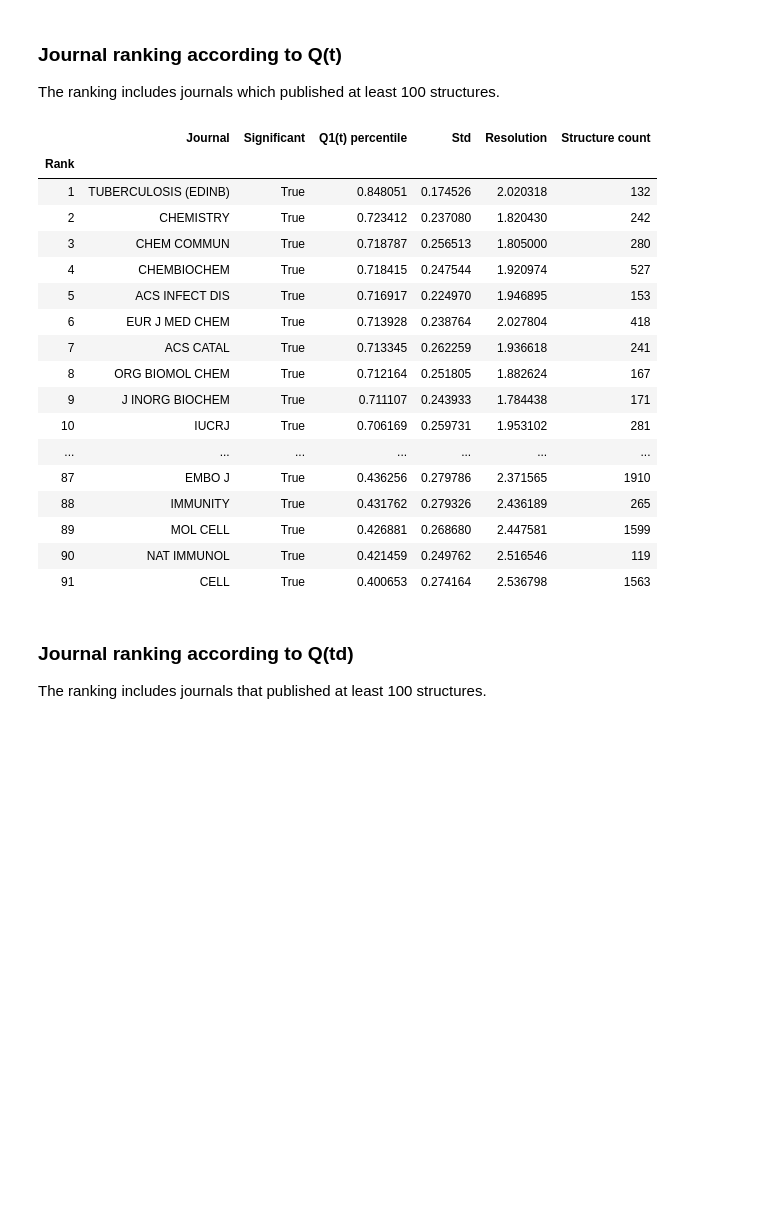
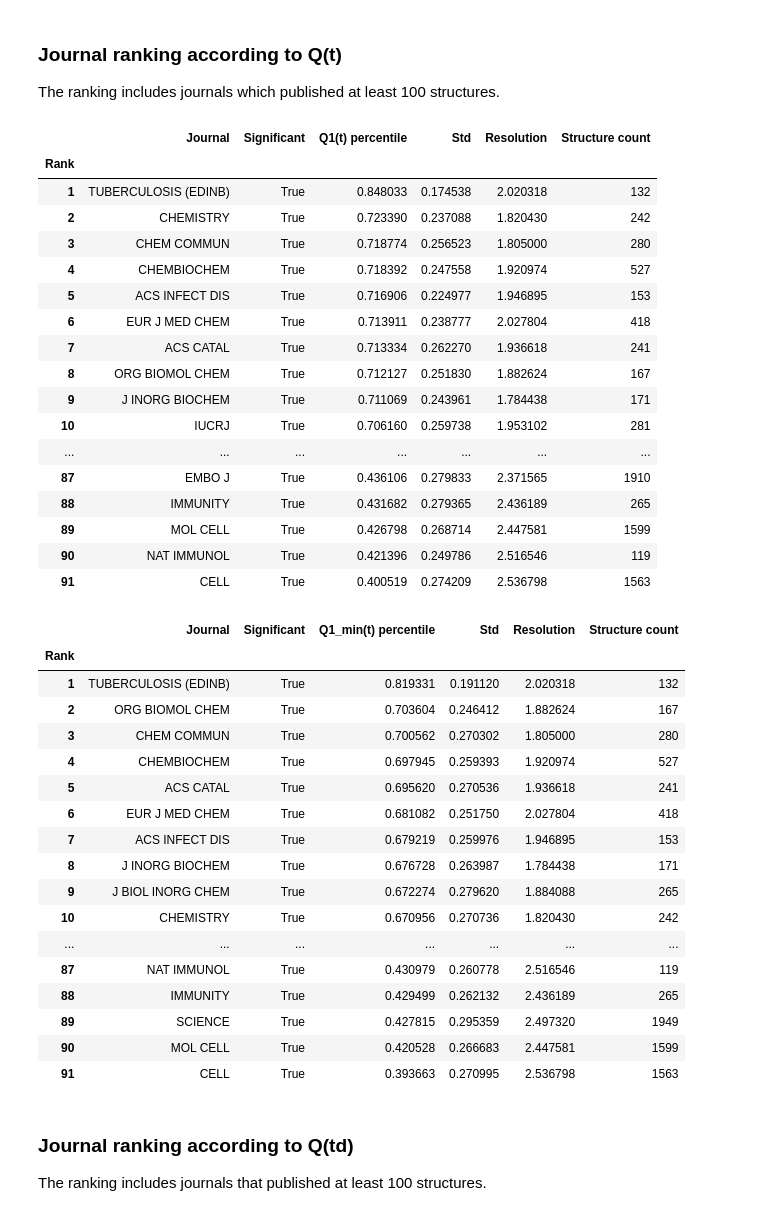
Before and after one commit to dabrze/pdb_structure_quality, a Jupyter notebook: PDB analysis.ipynb, the cells around one changed output. Saved outputs shown, nothing was run; the diff lists cells and outputs as text; code cells hidden in the pictures; blank space fills up the shorter version.

```diff
--- a/PDB analysis.ipynb
+++ b/PDB analysis.ipynb
@@ -301,7 +283,7 @@ mapping_df = pd.read_csv("data/journal_mapping.csv", index_col=False)
 mapping_dict = mapping_df.set_index('From')["To"].to_dict()
 
 full_quality_df = full_quality_df.replace(mapping_dict).copy()
-full_quality_df = full_quality_df.drop(["ISSN", "Journal CSD Id", "Publication year"], axis=1)
+full_quality_df = full_quality_df.drop(["Journal CSD Id", "Publication year"], axis=1)
 
 unique_journals_df = pd.DataFrame(full_quality_df.Journal.unique(), columns=["Journal"]).sort_values("Journal")
 unique_journals_df.to_csv("results/unique_journals_after.csv", index=False)
@@ -918,25 +926,44 @@ def display_ranking(ranking_df, measure, venue_count_df, suffix=""):
     measure_ranking_df.to_csv("results/ranking " + measure + str(suffix) + ".csv")
 # %%
 display_ranking(ranking_df, "Q1(t) percentile", venue_count_df)
+display_ranking(ranking_df, "Q1_min(t) percentile", venue_count_df)
 # %% [output]
 |  | Journal | Significant | Q1(t) percentile | Std | Resolution | Structure count |
 | Rank |  |  |  |  |  |  |
-| 1 | TUBERCULOSIS (EDINB) | True | 0.848051 | 0.174526 | 2.020318 | 132 |
-| 2 | CHEMISTRY | True | 0.723412 | 0.237080 | 1.820430 | 242 |
-| 3 | CHEM COMMUN | True | 0.718787 | 0.256513 | 1.805000 | 280 |
-| 4 | CHEMBIOCHEM | True | 0.718415 | 0.247544 | 1.920974 | 527 |
-| 5 | ACS INFECT DIS | True | 0.716917 | 0.224970 | 1.946895 | 153 |
-| 6 | EUR J MED CHEM | True | 0.713928 | 0.238764 | 2.027804 | 418 |
-| 7 | ACS CATAL | True | 0.713345 | 0.262259 | 1.936618 | 241 |
-| 8 | ORG BIOMOL CHEM | True | 0.712164 | 0.251805 | 1.882624 | 167 |
-| 9 | J INORG BIOCHEM | True | 0.711107 | 0.243933 | 1.784438 | 171 |
-| 10 | IUCRJ | True | 0.706169 | 0.259731 | 1.953102 | 281 |
+| 1 | TUBERCULOSIS (EDINB) | True | 0.848033 | 0.174538 | 2.020318 | 132 |
+| 2 | CHEMISTRY | True | 0.723390 | 0.237088 | 1.820430 | 242 |
+| 3 | CHEM COMMUN | True | 0.718774 | 0.256523 | 1.805000 | 280 |
+| 4 | CHEMBIOCHEM | True | 0.718392 | 0.247558 | 1.920974 | 527 |
+| 5 | ACS INFECT DIS | True | 0.716906 | 0.224977 | 1.946895 | 153 |
+| 6 | EUR J MED CHEM | True | 0.713911 | 0.238777 | 2.027804 | 418 |
+| 7 | ACS CATAL | True | 0.713334 | 0.262270 | 1.936618 | 241 |
+| 8 | ORG BIOMOL CHEM | True | 0.712127 | 0.251830 | 1.882624 | 167 |
+| 9 | J INORG BIOCHEM | True | 0.711069 | 0.243961 | 1.784438 | 171 |
+| 10 | IUCRJ | True | 0.706160 | 0.259738 | 1.953102 | 281 |
 | ... | ... | ... | ... | ... | ... | ... |
-| 87 | EMBO J | True | 0.436256 | 0.279786 | 2.371565 | 1910 |
-| 88 | IMMUNITY | True | 0.431762 | 0.279326 | 2.436189 | 265 |
-| 89 | MOL CELL | True | 0.426881 | 0.268680 | 2.447581 | 1599 |
-| 90 | NAT IMMUNOL | True | 0.421459 | 0.249762 | 2.516546 | 119 |
-| 91 | CELL | True | 0.400653 | 0.274164 | 2.536798 | 1563 |
+| 87 | EMBO J | True | 0.436106 | 0.279833 | 2.371565 | 1910 |
+| 88 | IMMUNITY | True | 0.431682 | 0.279365 | 2.436189 | 265 |
+| 89 | MOL CELL | True | 0.426798 | 0.268714 | 2.447581 | 1599 |
+| 90 | NAT IMMUNOL | True | 0.421396 | 0.249786 | 2.516546 | 119 |
+| 91 | CELL | True | 0.400519 | 0.274209 | 2.536798 | 1563 |
+|  | Journal | Significant | Q1_min(t) percentile | Std | Resolution | Structure count |
+| Rank |  |  |  |  |  |  |
+| 1 | TUBERCULOSIS (EDINB) | True | 0.819331 | 0.191120 | 2.020318 | 132 |
+| 2 | ORG BIOMOL CHEM | True | 0.703604 | 0.246412 | 1.882624 | 167 |
+| 3 | CHEM COMMUN | True | 0.700562 | 0.270302 | 1.805000 | 280 |
+| 4 | CHEMBIOCHEM | True | 0.697945 | 0.259393 | 1.920974 | 527 |
+| 5 | ACS CATAL | True | 0.695620 | 0.270536 | 1.936618 | 241 |
+| 6 | EUR J MED CHEM | True | 0.681082 | 0.251750 | 2.027804 | 418 |
+| 7 | ACS INFECT DIS | True | 0.679219 | 0.259976 | 1.946895 | 153 |
+| 8 | J INORG BIOCHEM | True | 0.676728 | 0.263987 | 1.784438 | 171 |
+| 9 | J BIOL INORG CHEM | True | 0.672274 | 0.279620 | 1.884088 | 265 |
+| 10 | CHEMISTRY | True | 0.670956 | 0.270736 | 1.820430 | 242 |
+| ... | ... | ... | ... | ... | ... | ... |
+| 87 | NAT IMMUNOL | True | 0.430979 | 0.260778 | 2.516546 | 119 |
+| 88 | IMMUNITY | True | 0.429499 | 0.262132 | 2.436189 | 265 |
+| 89 | SCIENCE | True | 0.427815 | 0.295359 | 2.497320 | 1949 |
+| 90 | MOL CELL | True | 0.420528 | 0.266683 | 2.447581 | 1599 |
+| 91 | CELL | True | 0.393663 | 0.270995 | 2.536798 | 1563 |
 # %% [markdown]
 ### Journal ranking according to Q(td)
 
```
Also changed, not shown: parts of 35 cells of this notebook, 33 other files.
